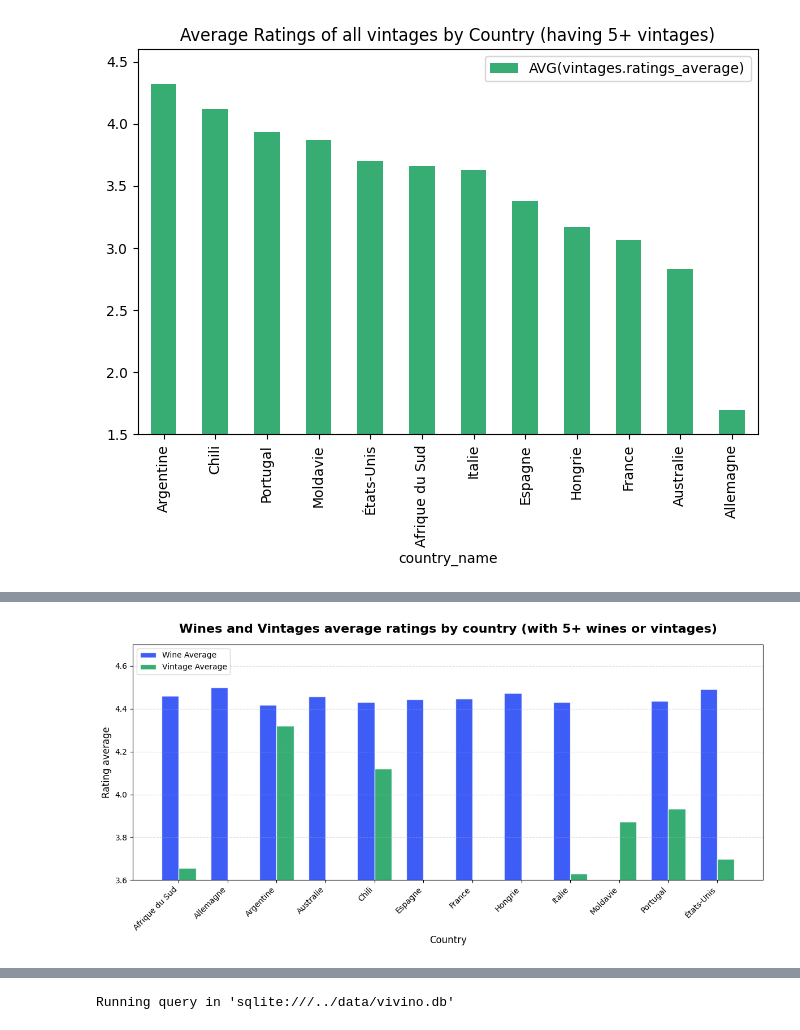
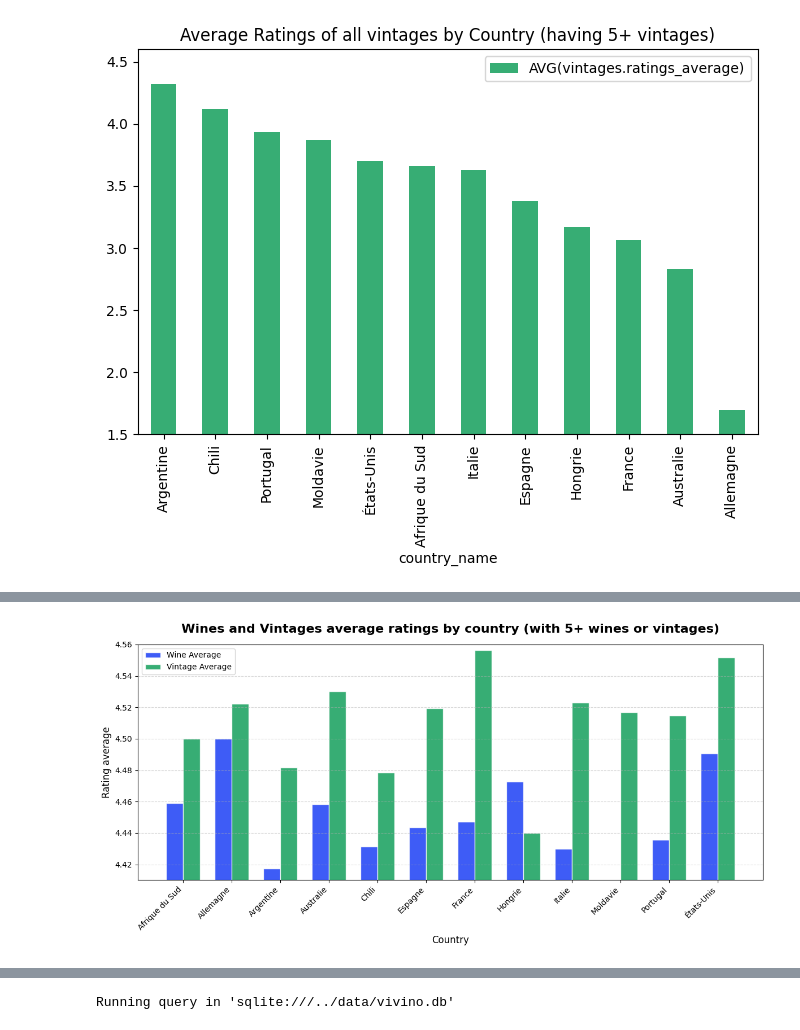
Before and after one commit to JanKazimir/vivinodb, a Jupyter notebook: notebooks/analysis.ipynb, the cells around one changed output, grey strips where cells are left out. Cells and saved outputs as stored; diff of their text form; code cells hidden in the pictures.

```diff
--- a/notebooks/analysis.ipynb
+++ b/notebooks/analysis.ipynb
@@ -412,10 +431,3 @@ df
 | 50 | 84732 | 102294 | 6 | 4.4 | 1450 | 4.450000 |
 | 51 | 81848 | 1165193 | 6 | 4.4 | 11455 | 3.766667 |
 | 52 | 74346 | 4484378 | 6 | 4.4 | 10864 | 3.700000 |
-# %%
-## Winery awards: Bang for Buck
-with open("../queries/best_wineries_bang_for_buck.sql", encoding="utf-8") as f:
-    query = f.read()
-
-df = pd.read_sql_query(query, connexion)
-df
@@ -540,0 +476,22 @@ I only selected wines with more than 100 user ratings.
+# %%
+# Most common grapes
+with open("../queries/most_common_grapes.sql") as f:
+    query = f.read()
+
+df = pd.read_sql_query(query, connexion)
+df
+#df.plot(kind="barh", x='name', y='wines_count')
+#ax.set_xticklabels(df["country_name"], rotation=45, ha="right")
+
+
+fig, axes = plt.subplots(figsize=(8, 6))
+axes.barh(df['name'], df['wines_count'],  edgecolor="white",  alpha=0.8, label="Series B")
+
+# Title and Labels
+axes.set_title("Most common grapes", fontsize=16, fontweight="bold", pad=15)
+axes.set_ylabel("Grapes", fontsize=12)
+axes.set_xlabel("Wines Count", fontsize=12)
+#plt.setp(axes.get_xticklabels(), rotation=45, ha="right")
+
+fig.tight_layout()
+plt.show()
@@ -629,3 +590,12 @@ df.plot(kind='bar', x='country_name', y='AVG(vintages.ratings_average)', ylim=(1
 # %% [output]
 <Axes: title={'center': 'Average Ratings of all vintages by Country (having 5+ vintages)'}, xlabel='country_name'>
 [figure]
+# %%
+## Vintages average per country, excluding ratings of 0
+
+with open("../queries/vintage_avg_no_zeroes.sql") as f:
+    query = f.read()
+
+df = pd.read_sql_query(query, connexion)
+df
+df.plot(kind='bar', x='country_name', y='AVG(vintages.ratings_average)', ylim=(4.42, 4.56), figsize=(9, 5), color="#059951", alpha=0.8, title="Average Ratings of all vintages by Country (having 5+ vintages, excluding rating=0)")
@@ -640,7 +613,7 @@ with open("../queries/wine_average_by_country.sql") as f:
     query = f.read()
 df_wine = pd.read_sql_query(query, connexion)
 
-with open("../queries/vintage_avg_by_country.sql") as f:
+with open("../queries/vintage_avg_no_zeroes.sql") as f:
     query = f.read()
 df_vint = pd.read_sql_query(query, connexion)
 
@@ -668,35 +641,35 @@ ax.bar(
     df["wine_avg"],
     width=width,
     color="#0D33F4",
     edgecolor="white",
     alpha=0.8,
     label="Wine Average"
 )
 
 ax.bar(
     x + width/2,
     df["vintage_avg"],
     width=width,
     color="#059951",
     edgecolor="white",
     alpha=0.8,
     label="Vintage Average"
 )
 
 ax.set_title("Wines and Vintages average ratings by country (with 5+ wines or vintages)", fontsize=16, fontweight="bold", pad=15)
 ax.set_xlabel("Country", fontsize=12)
 ax.set_ylabel("Rating average", fontsize=12)
 
 ax.set_xticks(x)
 ax.set_xticklabels(df["country_name"], rotation=45, ha="right")
 ax.grid(True, axis="y", linestyle="--", alpha=0.5)
 ax.legend(loc="upper left", fontsize=10, frameon=True)
-ax.set_ylim(3.6, 4.7)
+ax.set_ylim(4.41, 4.56)
 
 fig.tight_layout()
 plt.show()
 # %% [output]
-[figure, old version]
+[figure, new version]
 # %% [markdown]
 ### VIP recommendation
 - One of our VIP client likes `Cabernet Sauvignon` and would like our top 5 recommendations. Which wines would you recommend to him?
```
Also changed, not shown: parts of 33 cells of this notebook, 6 other files.
